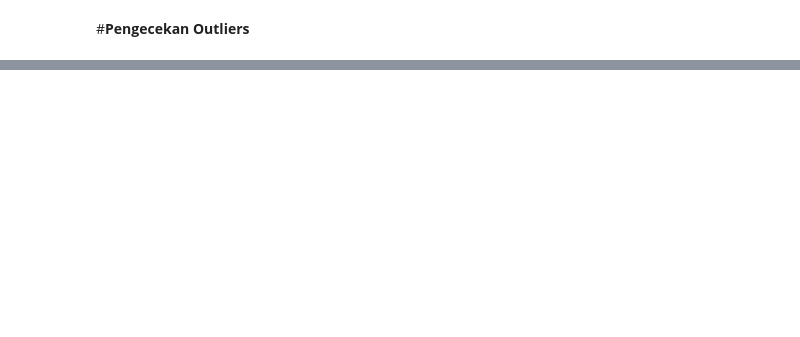
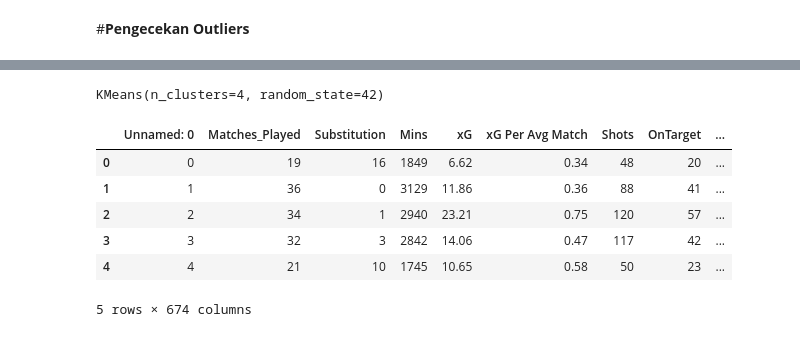
Before and after one commit to LeoDRoger/DATASET_PEMAINBOLA, a Jupyter notebook: Muhammad_Akmal_Falah_091.ipynb, the cells around one changed output, grey strips where cells are left out. Drawn from its saved outputs; the diff is of its cells as text; code cells hidden in the pictures; blank space fills up the shorter version.

```diff
--- a/Muhammad_Akmal_Falah_091.ipynb
+++ b/Muhammad_Akmal_Falah_091.ipynb
@@ -274,0 +292,27 @@ df
+# %%
+kmeans = KMeans(n_clusters=4, random_state=42)
+kmeans.fit(x_final_norm)
+# %% [output]
+KMeans(n_clusters=4, random_state=42)
+# %%
+hc = AgglomerativeClustering(n_clusters=4, affinity='euclidean', linkage='ward')
+# %%
+kmeans_clust = kmeans.predict(x_final_norm)
+hierarchy_clust = hc.fit_predict(x_final_norm)
+# %%
+x_final = pd.DataFrame(x_final).reset_index(drop=True)
+
+kmeans_col = pd.DataFrame(kmeans_clust, columns=["kmeans_cluster"])
+hierarchy_col = pd.DataFrame(hierarchy_clust, columns=["hierarchy_cluster"])
+
+combined_data_assoc = pd.concat([x_final, kmeans_col, hierarchy_col], axis=1)
+# %%
+combined_data_assoc.head()
+# %% [output]
+|  | Unnamed: 0 | Matches_Played | Substitution | Mins | xG | xG Per Avg Match | Shots | OnTarget | ... |
+| 0 | 0 | 19 | 16 | 1849 | 6.62 | 0.34 | 48 | 20 | ... |
+| 1 | 1 | 36 | 0 | 3129 | 11.86 | 0.36 | 88 | 41 | ... |
+| 2 | 2 | 34 | 1 | 2940 | 23.21 | 0.75 | 120 | 57 | ... |
+| 3 | 3 | 32 | 3 | 2842 | 14.06 | 0.47 | 117 | 42 | ... |
+| 4 | 4 | 21 | 10 | 1745 | 10.65 | 0.58 | 50 | 23 | ... |
+5 rows × 674 columns
```
Also changed, not shown: parts of 22 cells of this notebook.
